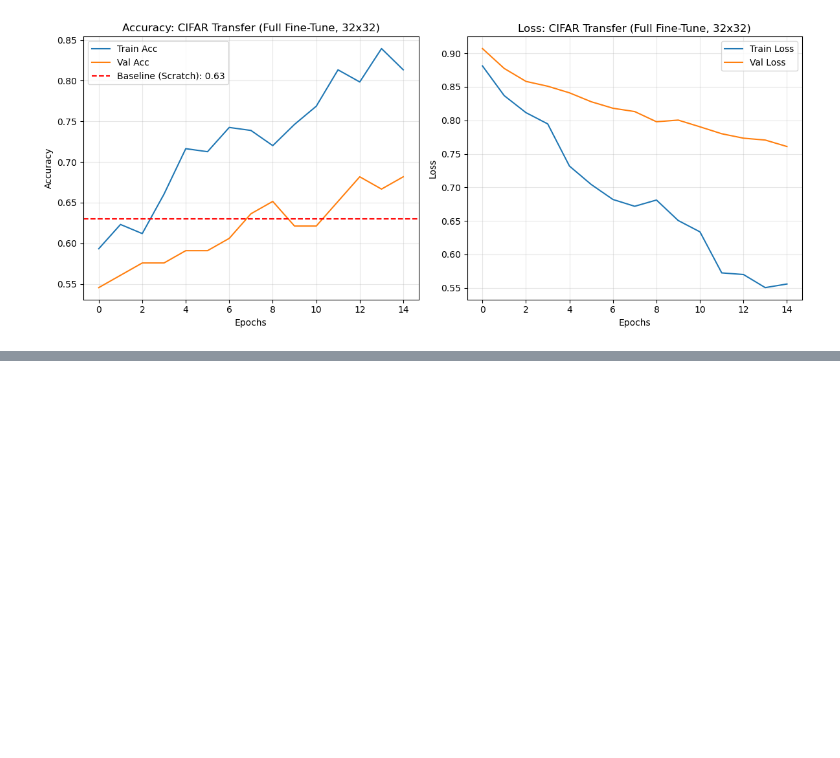
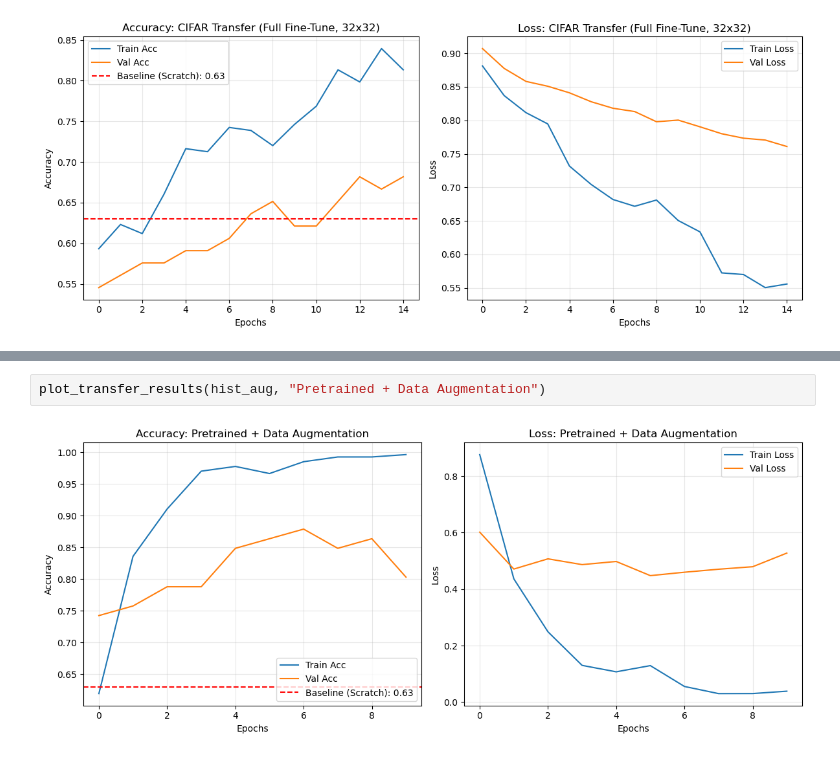
Before and after one commit to 1mache/toilet-detector, a Jupyter notebook: notebook_torch_part2.ipynb, the cells around one changed output, grey strips where cells are left out. Drawn from its saved outputs; the diff is of its cells as text; blank space fills up the shorter version.

```diff
--- a/notebook_torch_part2.ipynb
+++ b/notebook_torch_part2.ipynb
@@ -594,0 +877,4 @@ Final accuracy we reached is 68%
+# %%
+plot_transfer_results(hist_aug, "Pretrained + Data Augmentation")
+# %% [output]
+[figure, added]
```
Also changed, not shown: parts of 12 cells of this notebook, 3 other files.
